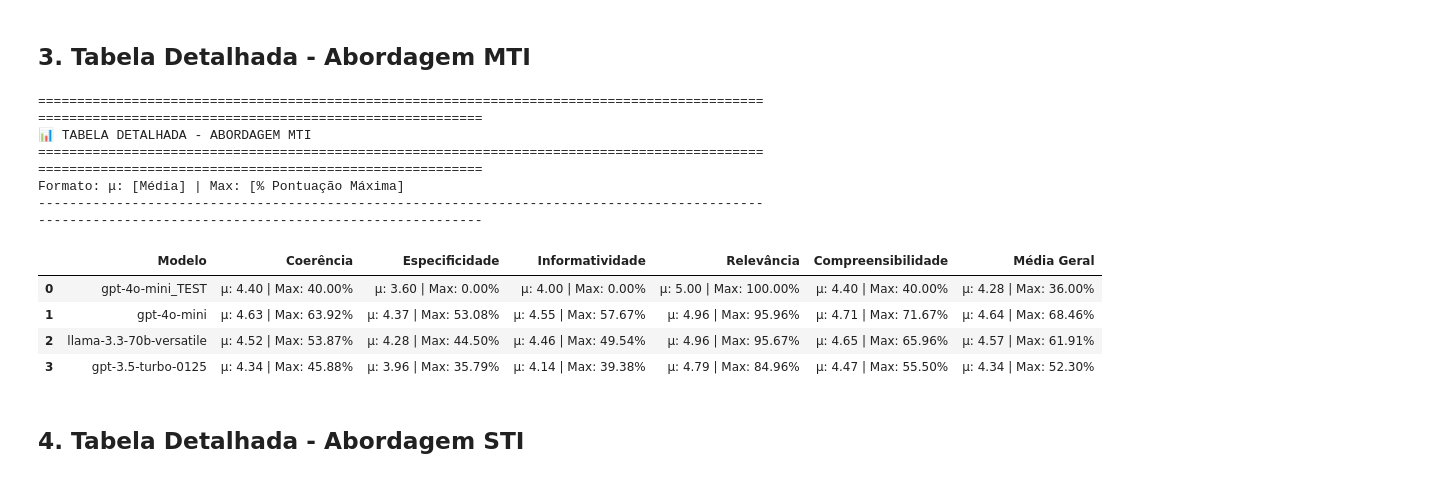
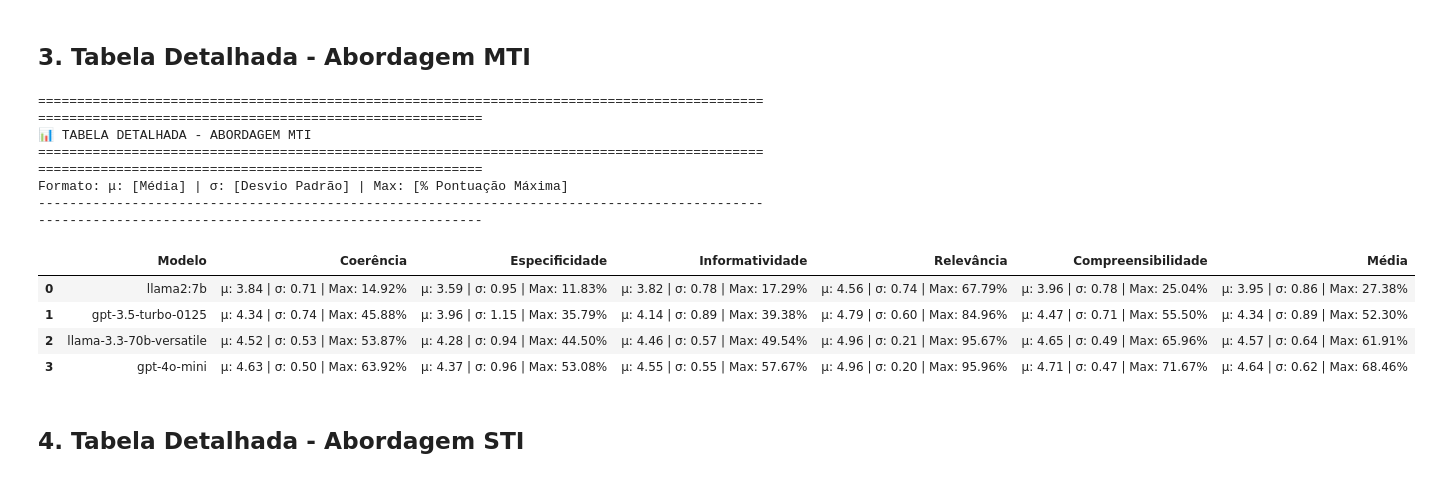
Before and after one commit to gpmoura4/Multitask_EDC_II, a Jupyter notebook: inference/final_metrics/summary_llm_judge_metrics.ipynb, the cells around one changed output. Cells and saved outputs as stored; diff of their text form; code cells hidden in the pictures.

```diff
--- a/inference/final_metrics/summary_llm_judge_metrics.ipynb
+++ b/inference/final_metrics/summary_llm_judge_metrics.ipynb
@@ -71,6 +71,13 @@ for model in models:
 # %%
 # Criar tabela detalhada para MTI
 mti_table_rows = []
+
+ORDERED_MODELS = [
+    "llama2:7b",
+    "gpt-3.5-turbo-0125",
+    "llama-3.3-70b-versatile",
+    "gpt-4o-mini"
+]
 
 for doc in documents:
     experiment_name = doc["experiment_name"]
@@ -85,51 +92,57 @@ for doc in documents:
     for metric in METRICS:
         if metric in mti_metrics:
             mean_val = mti_metrics[metric].get("mean", 0)
+            std_val = mti_metrics[metric].get("std", 0)
             count_max = mti_metrics[metric].get("count_max_score", 0)
             total = mti_metrics[metric].get("total_samples", 1)
 
-            # Calcular porcentagem de pontuação máxima
             pct_max = (count_max / total * 100) if total > 0 else 0
 
-            # Formatar: "μ: 4.57 | Max: 57.71%"
-            col_value = f"μ: {mean_val:.2f} | Max: {pct_max:.2f}%"
+            col_value = f"μ: {mean_val:.2f} | σ: {std_val:.2f} | Max: {pct_max:.2f}%"
         else:
             col_value = "N/A"
 
-        # Usar o label da métrica
         metric_label = METRIC_LABELS[metric]
         row_data[metric_label] = col_value
 
-    # Adicionar coluna de média geral
+    # Média geral
     overall = doc.get("overall_statistics", {}).get("MTI", {})
     overall_mean = overall.get("mean", 0)
+    overall_std = overall.get("std", 0)
     overall_count_max = overall.get("count_max_score", 0)
     overall_total = overall.get("total_samples", 1)
     overall_pct_max = (overall_count_max / overall_total * 100) if overall_total > 0 else 0
 
-    row_data["Média Geral"] = f"μ: {overall_mean:.2f} | Max: {overall_pct_max:.2f}%"
+    row_data["Média"] = f"μ: {overall_mean:.2f} | σ: {overall_std:.2f} | Max: {overall_pct_max:.2f}%"
 
     mti_table_rows.append(row_data)
 
 df_mti_detailed = pd.DataFrame(mti_table_rows)
 
+# 🔥 Ordenar pela lista desejada
+df_mti_detailed["sort_key"] = df_mti_detailed["Modelo"].apply(
+    lambda x: ORDERED_MODELS.index(x) if x in ORDERED_MODELS else 999
+)
+
+df_mti_detailed = df_mti_detailed.sort_values("sort_key").drop(columns=["sort_key"]).reset_index(drop=True)
+
 print("\n" + "="*150)
 print("📊 TABELA DETALHADA - ABORDAGEM MTI")
 print("="*150)
-print("Formato: μ: [Média] | Max: [% Pontuação Máxima]")
+print("Formato: μ: [Média] | σ: [Desvio Padrão] | Max: [% Pontuação Máxima]")
 print("-"*150)
 display(df_mti_detailed)
 # %% [output]
 ======================================================================================================================================================
 📊 TABELA DETALHADA - ABORDAGEM MTI
 ======================================================================================================================================================
-Formato: μ: [Média] | Max: [% Pontuação Máxima]
+Formato: μ: [Média] | σ: [Desvio Padrão] | Max: [% Pontuação Máxima]
 ------------------------------------------------------------------------------------------------------------------------------------------------------
-|  | Modelo | Coerência | Especificidade | Informatividade | Relevância | Compreensibilidade | Média Geral |
-| 0 | gpt-4o-mini_TEST | μ: 4.40 | Max: 40.00% | μ: 3.60 | Max: 0.00% | μ: 4.00 | Max: 0.00% | μ: 5.00 | Max: 100.00% | μ: 4.40 | Max: 40.00% | μ: 4.28 | Max: 36.00% |
-| 1 | gpt-4o-mini | μ: 4.63 | Max: 63.92% | μ: 4.37 | Max: 53.08% | μ: 4.55 | Max: 57.67% | μ: 4.96 | Max: 95.96% | μ: 4.71 | Max: 71.67% | μ: 4.64 | Max: 68.46% |
-| 2 | llama-3.3-70b-versatile | μ: 4.52 | Max: 53.87% | μ: 4.28 | Max: 44.50% | μ: 4.46 | Max: 49.54% | μ: 4.96 | Max: 95.67% | μ: 4.65 | Max: 65.96% | μ: 4.57 | Max: 61.91% |
-| 3 | gpt-3.5-turbo-0125 | μ: 4.34 | Max: 45.88% | μ: 3.96 | Max: 35.79% | μ: 4.14 | Max: 39.38% | μ: 4.79 | Max: 84.96% | μ: 4.47 | Max: 55.50% | μ: 4.34 | Max: 52.30% |
+|  | Modelo | Coerência | Especificidade | Informatividade | Relevância | Compreensibilidade | Média |
+| 0 | llama2:7b | μ: 3.84 | σ: 0.71 | Max: 14.92% | μ: 3.59 | σ: 0.95 | Max: 11.83% | μ: 3.82 | σ: 0.78 | Max: 17.29% | μ: 4.56 | σ: 0.74 | Max: 67.79% | μ: 3.96 | σ: 0.78 | Max: 25.04% | μ: 3.95 | σ: 0.86 | Max: 27.38% |
+| 1 | gpt-3.5-turbo-0125 | μ: 4.34 | σ: 0.74 | Max: 45.88% | μ: 3.96 | σ: 1.15 | Max: 35.79% | μ: 4.14 | σ: 0.89 | Max: 39.38% | μ: 4.79 | σ: 0.60 | Max: 84.96% | μ: 4.47 | σ: 0.71 | Max: 55.50% | μ: 4.34 | σ: 0.89 | Max: 52.30% |
+| 2 | llama-3.3-70b-versatile | μ: 4.52 | σ: 0.53 | Max: 53.87% | μ: 4.28 | σ: 0.94 | Max: 44.50% | μ: 4.46 | σ: 0.57 | Max: 49.54% | μ: 4.96 | σ: 0.21 | Max: 95.67% | μ: 4.65 | σ: 0.49 | Max: 65.96% | μ: 4.57 | σ: 0.64 | Max: 61.91% |
+| 3 | gpt-4o-mini | μ: 4.63 | σ: 0.50 | Max: 63.92% | μ: 4.37 | σ: 0.96 | Max: 53.08% | μ: 4.55 | σ: 0.55 | Max: 57.67% | μ: 4.96 | σ: 0.20 | Max: 95.96% | μ: 4.71 | σ: 0.47 | Max: 71.67% | μ: 4.64 | σ: 0.62 | Max: 68.46% |
 # %% [markdown]
 ## 4. Tabela Detalhada - Abordagem STI
 # %%
```
Also changed, not shown: parts of 12 cells of this notebook, 35 other files.
